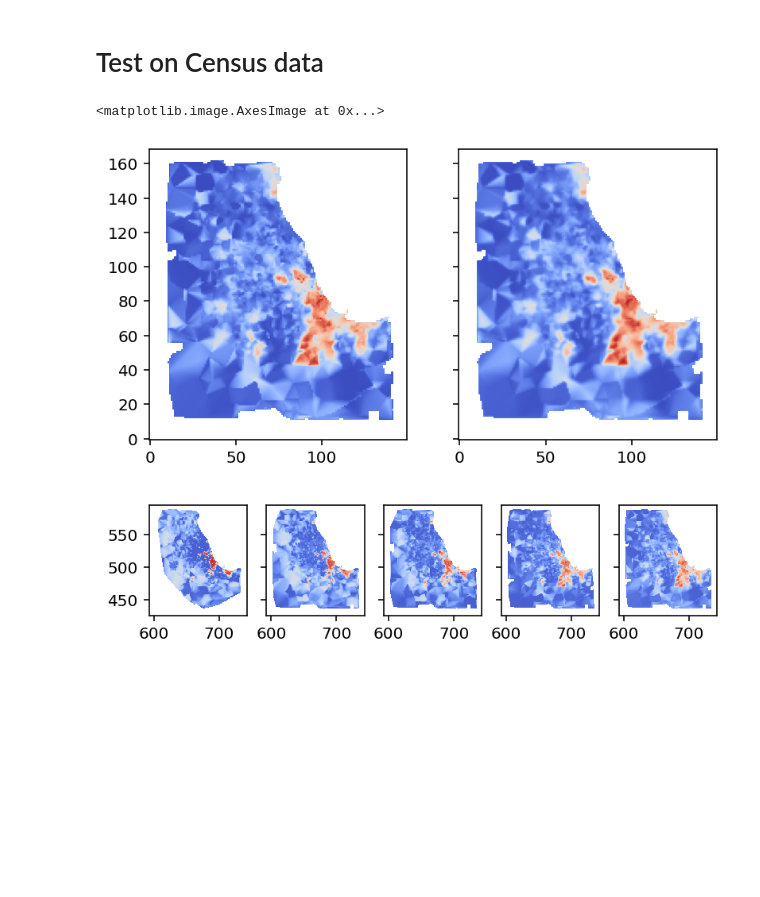
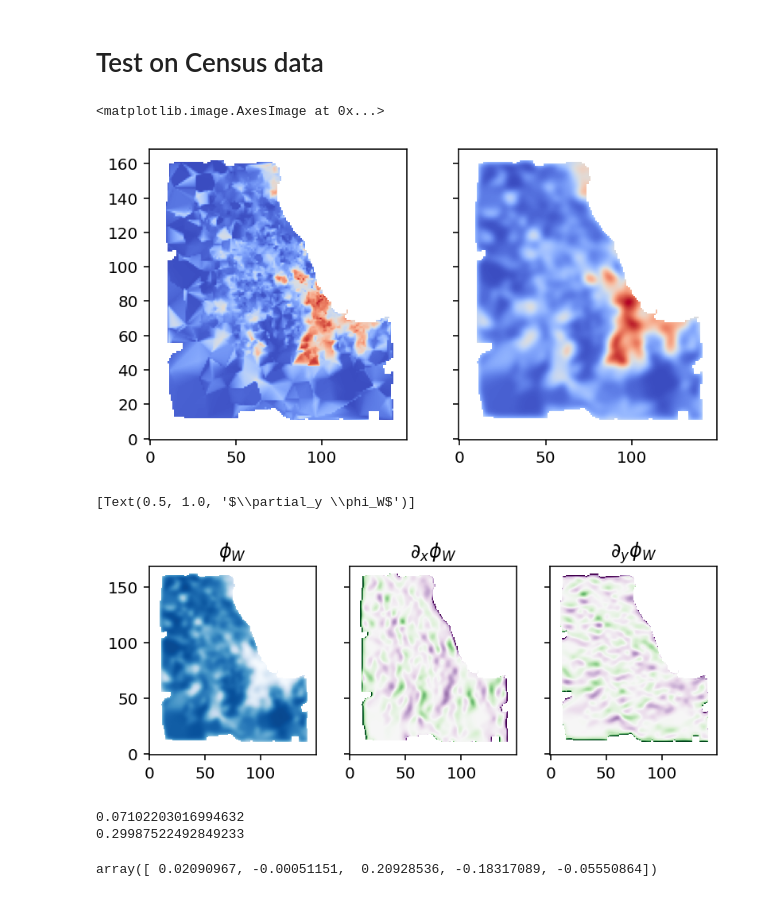
Before and after one commit to dsseara/sociohydro, a Jupyter notebook: inference/inference_test.ipynb, the cells around one changed output. Cells and saved outputs as stored; diff of their text form; code cells hidden in the pictures; blank space fills up the shorter version.

Commit message:
finalized inference infrastructure

```diff
--- a/inference/inference_test.ipynb
+++ b/inference/inference_test.ipynb
@@ -134,9 +130,9 @@ xx /= 1000
 yy /= 1000
 
 # smooth
-ϕW_smooth = ndimage.gaussian_filter(np.nan_to_num(ϕW), 0.5, axes=[1, 2])
+ϕW_smooth = ndimage.gaussian_filter(np.nan_to_num(ϕW), 2.0, axes=[1, 2])
 ϕW_smooth[np.isnan(ϕW)] = np.nan
-ϕB_smooth = ndimage.gaussian_filter(np.nan_to_num(ϕB), 0.5, axes=[1, 2])
+ϕB_smooth = ndimage.gaussian_filter(np.nan_to_num(ϕB), 2.0, axes=[1, 2])
 ϕB_smooth[np.isnan(ϕB)] = np.nan
 # %%
 fig, ax = plt.subplots(1, 2, dpi=144, sharey=True)
@@ -144,12 +140,32 @@ ax[0].imshow((ϕW - ϕB)[-1], origin="lower", cmap="coolwarm_r")
 ax[1].imshow((ϕW_smooth - ϕB_smooth)[-1], origin='lower', cmap="coolwarm_r")
 # %% [output]
 <matplotlib.image.AxesImage at 0x...>
-[figure, old version]
+[figure, new version]
-# %%
-fig, ax = plt.subplots(1, len(years), dpi=144, sharey=True)
-for idx in range(len(years)):
-    ax[idx].pcolormesh(xx, yy, ϕW[idx] - ϕB[idx],
-                       cmap="coolwarm_r", vmin=-1, vmax=1)
-    ax[idx].set_aspect(1)
-# %% [output]
-[figure, removed]
+# %%
+inferer = SociohydroInfer2D(ϕW_smooth, ϕB_smooth, np.unique(xx), np.unique(yy), np.array(years))
+# %%
+fig, ax = plt.subplots(1, 3, dpi=144, sharey=True)
+ax[0].imshow(inferer.ABt[..., -1, 0],
+             origin="lower", vmin=0, vmax=1, cmap="Blues")
+ax[0].set(title=r"$\phi_W$")
+ax[1].imshow(inferer.differentiate(inferer.x, inferer.ABt, order=1, periodic=False, axis=1)[..., -1, 0],
+             origin="lower", vmin=-0.2, vmax=0.2, cmap="PRGn")
+ax[1].set(title=r"$\partial_x \phi_W$")
+ax[2].imshow(inferer.differentiate(inferer.y, inferer.ABt, order=1, periodic=False, axis=0)[..., -1, 0],
+             origin="lower", vmin=-0.2, vmax=0.2, cmap="PRGn")
+ax[2].set(title=r"$\partial_y \phi_W$")
+# %% [output]
+[Text(0.5, 1.0, '$\\partial_y \\phi_W$')]
+[figure, added]
+# %%
+train_pct = 0.8
+fitW, fitB, test, train, pW, pB = inferer.fit(train_pct)
+print(pW)
+print(pB)
+# %% [output]
+0.07102203016994632
+0.29987522492849233
+# %%
+fitW.coef_
+# %% [output]
+array([ 0.02090967, -0.00051151,  0.20928536, -0.18317089, -0.05550864])
```
Also changed, not shown: parts of 2 cells of this notebook, 2 other files.
